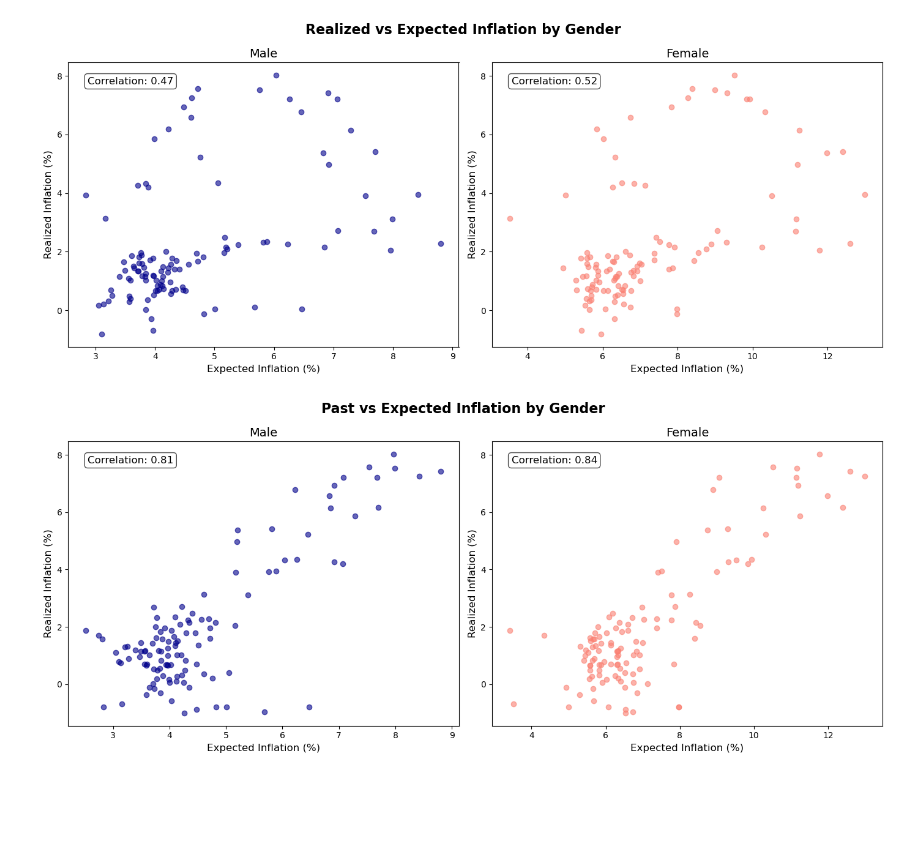
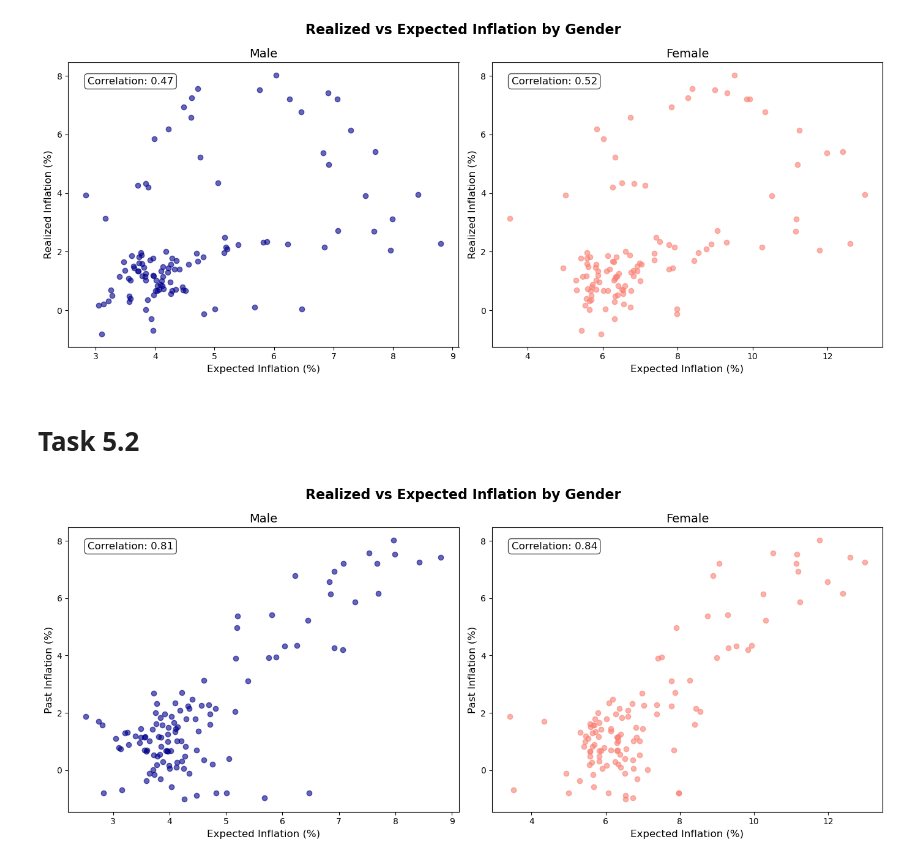
Before and after one commit to magnusjunge/TERM-PAPER-G15-v3, a Jupyter notebook: solution.ipynb, the cells around one changed output. Drawn from its saved outputs; the diff is of its cells as text; code cells hidden in the pictures; blank space fills up the shorter version.

Commit message:
Improved functions for Task 5

```diff
--- a/solution.ipynb
+++ b/solution.ipynb
@@ -605,7 +601,7 @@ def prepare_cpi_inflation(df_cpi, mode='future'):
 
     return df_result
 # %%
-def df_cpi_merge_by_group(df_cpi, group_col, Name_column_1, Name_column_2):
+def df_cpi_merge_by_group(df_cpi, group_col, Name_column_1, Name_column_2, mode):
     """
     Merge CPI inflation data with monthly group means.
 
@@ -618,6 +614,9 @@ def df_cpi_merge_by_group(df_cpi, group_col, Name_column_1, Name_column_2):
     Returns:
     DataFrame with DATE as index, group expectations, and realized/past inflation
     """
+
+    df_cpi = prepare_cpi_inflation(df_cpi, mode)
+
     # Get monthly group means for inflation expectations
     df_monthly_grouped = (monthly_group_means(df, group_col)[0]
                          .rename_axis('DATE')
@@ -689,21 +652,30 @@ df_cpi_merged_female
 # %%
-def plot_realized_vs_expected(merged_df_grouped, inflation_col_name, title):
+def plot_realized_vs_expected(merged_df_grouped, mode, title):
     """
     Create a figure with two panels (one per gender), each showing a scatter plot of realized
-    future inflation (y-axis) versus average expected inflation by gender.
-    Compute the correlation between expected and realized inflation for each gender and add
+    or past inflation (y-axis) versus average expected inflation by gender.
+    Compute the correlation between expected and realized/past inflation for each gender and add
     the correlation coefficient as text to the corresponding panel.
+
+    Parameters:
+    - merged_df_grouped: DataFrame from df_cpi_merge_by_group
+    - mode: 'future' for realized inflation or 'past' for past inflation
+    - title: string for the overall plot title
     """
+    # Determine the inflation column name based on mode
+    inflation_col_name = 'Realized_Inflation' if mode == 'future' else 'Past_Inflation'
+
     fig, axes = plt.subplots(1, 2, figsize=(14, 6))
     fig.suptitle(title, fontsize=16, weight='bold')
+
     for i, gender in enumerate(['Male', 'Female']):
         ax = axes[i]
         x = merged_df_grouped[gender]
         y = merged_df_grouped[inflation_col_name]
-        ax.scatter(x, y, alpha=0.6, color = 'darkblue' if gender == 'Male' else 'salmon')
+        ax.scatter(x, y, alpha=0.6, color='darkblue' if gender == 'Male' else 'salmon')
         ax.set_title(f'{gender}', fontsize=14)
         ax.set_xlabel('Expected Inflation (%)', fontsize=12)
-        ax.set_ylabel('Realized Inflation (%)', fontsize=12)
+        ax.set_ylabel(f'{"Realized" if mode == "future" else "Past"} Inflation (%)', fontsize=12)
 
         # Calculate correlation coefficient
         corr_coef = np.corrcoef(x, y)[0, 1]
@@ -722,10 +694,2 @@ plot_realized_vs_expected(df_cpi_merged_female, "Realized_Inflation", 'Realized
 # %% [output]
 [figure]
-# %%
-# Importing CPI.csv file using the previously defined function
-df_cpi = importing_csvs('CPI', 'csv', ',', 'DATE')
-df_cpi_backwards = df_cpi.copy()
-df_cpi_backwards['CPI_12_ahead'] = df_cpi_backwards['CPI'].shift(12)
-
-df_cpi_backwards['Past_Inflation'] = (((df_cpi_backwards['CPI']- df_cpi_backwards['CPI_12_ahead']) / df_cpi_backwards['CPI_12_ahead'])*100)-1
-df_cpi_backwards = df_cpi_backwards[['DATE', 'Past_Inflation']].dropna().copy()
@@ -734,4 +695,0 @@ df_cpi_merged_female_past = df_cpi_merge_by_group(df_cpi_backwards, 'female', 'M
-# %%
-plot_realized_vs_expected(df_cpi_merged_female_past, "Past_Inflation", "Past vs Expected Inflation by Gender")
-# %% [output]
-[figure, removed]
@@ -817,0 +696,7 @@ df_cpi_merged_female = create_df_cpi_merged_female(, mode="future")
+# %% [markdown]
+# Task 5.2
+# %%
+df_female_past = df_cpi_merge_by_group(df_cpi, 'female', 'Male', 'Female', 'past')
+plot_realized_vs_expected(df_female_past, 'past', 'Realized vs Expected Inflation by Gender')
+# %% [output]
+[figure, added]
```
Also changed, not shown: parts of 8 cells of this notebook.
